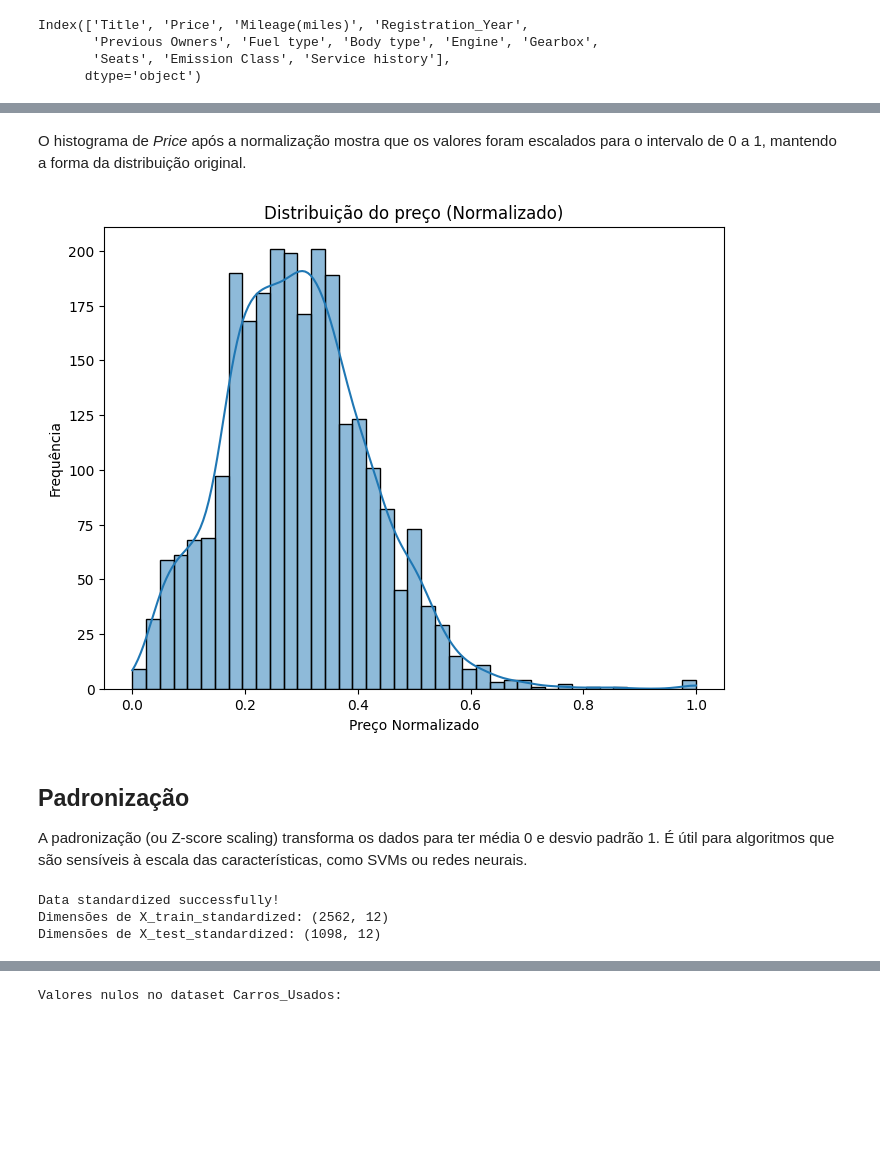
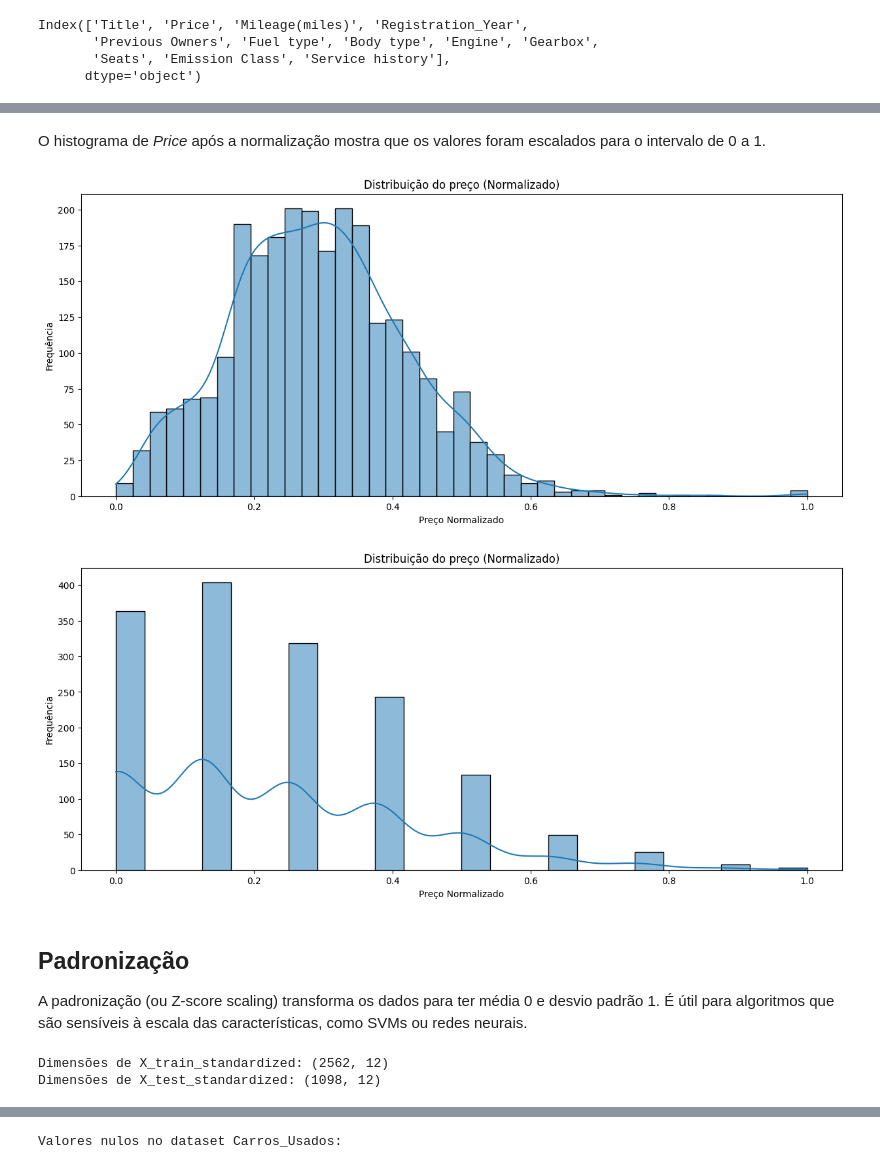
Before and after one commit to Welison-Mattedi/MVP-teste, a Jupyter notebook: MVP_Análise_de_Dados.ipynb, the cells around one changed output, grey strips where cells are left out. Drawn from its saved outputs; the diff is of its cells as text; code cells hidden in the pictures; blank space fills up the shorter version.

```diff
--- a/MVP_Análise_de_Dados.ipynb
+++ b/MVP_Análise_de_Dados.ipynb
@@ -127,3 +89,10 @@ print(dataset.head())
+# %%
+# importando dados uma url para um dataframe
+
+# url a importar
+url_dados= 'https://raw.githubusercontent.com/Welison-Mattedi/MVP-teste/refs/heads/main/Carros_Usados.csv'
+
+dataset = pd.read_csv(url_dados)
 # %%
 # verificando que 'Carros_Usados' é um dataframe
 type(dataset)
@@ -649,15 +803,25 @@ Primeiras 5 linhas dos dados normalizados (treino):
 # %% [markdown]
-O histograma de *Price* após a normalização mostra que os valores foram escalados para o intervalo de 0 a 1, mantendo a forma da distribuição original.
+O histograma de *Price* após a normalização mostra que os valores foram escalados para o intervalo de 0 a 1.
 # %%
-# Visualização da distribuição após a normalização (exemplo para uma característica)
-plt.figure(figsize=(8, 6))
+# Visualização da distribuição após a normalização
+plt.figure(figsize=(15, 6))
 sns.histplot(df_normalized['Price'], kde=True)
 plt.title('Distribuição do preço (Normalizado)')
 plt.xlabel('Preço Normalizado')
 plt.ylabel('Frequência')
 plt.show()
 # %% [output]
-[figure, old version]
+[figure, new version]
+# %%
+# Visualização da distribuição após a normalização
+plt.figure(figsize=(15, 6))
+sns.histplot(df_normalized['Registration_Year'], kde=True)
+plt.title('Distribuição do preço (Normalizado)')
+plt.xlabel('Preço Normalizado')
+plt.ylabel('Frequência')
+plt.show()
+# %% [output]
+[figure, added]
 # %% [markdown]
 ## Padronização
 
@@ -666,21 +830,19 @@ A padronização (ou Z-score scaling) transforma os dados para ter média 0 e de
 # Inicializar o StandardScaler
 scaler_std = StandardScaler()
 # %%
-# Apply the column transformer to the training and testing data using StandardScaler
+# Aplicar o transformador de coluna nos dados de treinamento e teste usando o StandardScaler
 preprocessor_std = ColumnTransformer(
     transformers=[
         ('num', StandardScaler(), numerical_features),
-        ('cat', 'passthrough', categorical_features) # Keep categorical columns as they are for now
+        ('cat', 'passthrough', categorical_features)
     ])
 
 X_train_standardized = preprocessor_std.fit_transform(X_train)
 X_test_standardized = preprocessor_std.transform(X_test)
 
-print("Data standardized successfully!")
 print(f"Dimensões de X_train_standardized: {X_train_standardized.shape}")
 print(f"Dimensões de X_test_standardized: {X_test_standardized.shape}")
 # %% [output]
-Data standardized successfully!
 Dimensões de X_train_standardized: (2562, 12)
 Dimensões de X_test_standardized: (1098, 12)
 # %%
```
Also changed, not shown: parts of 111 cells of this notebook.
